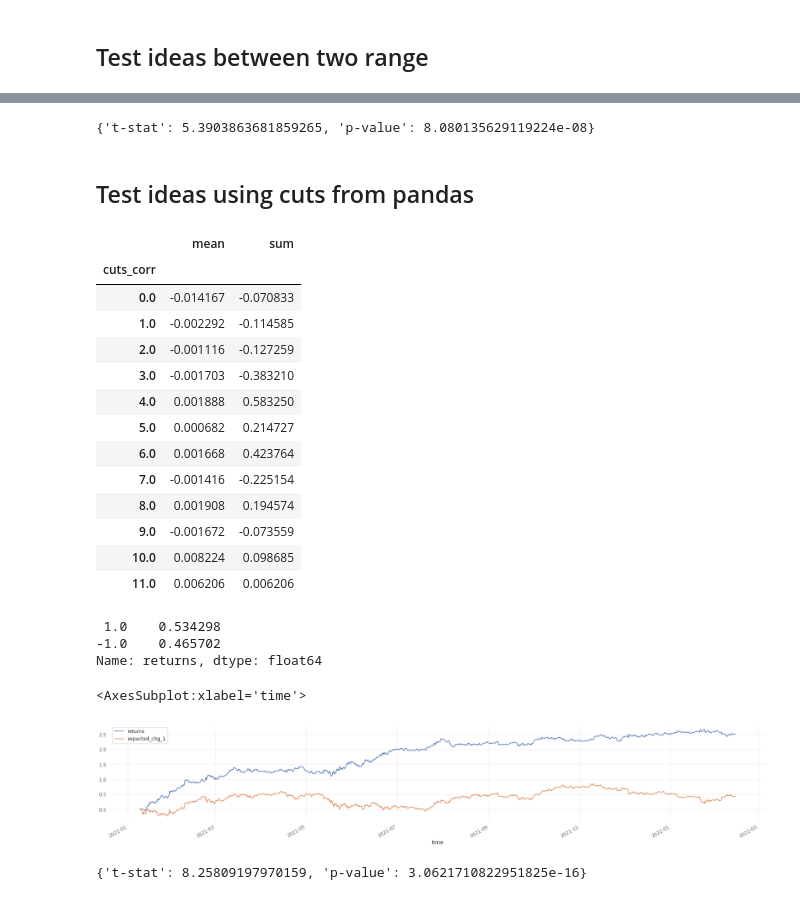
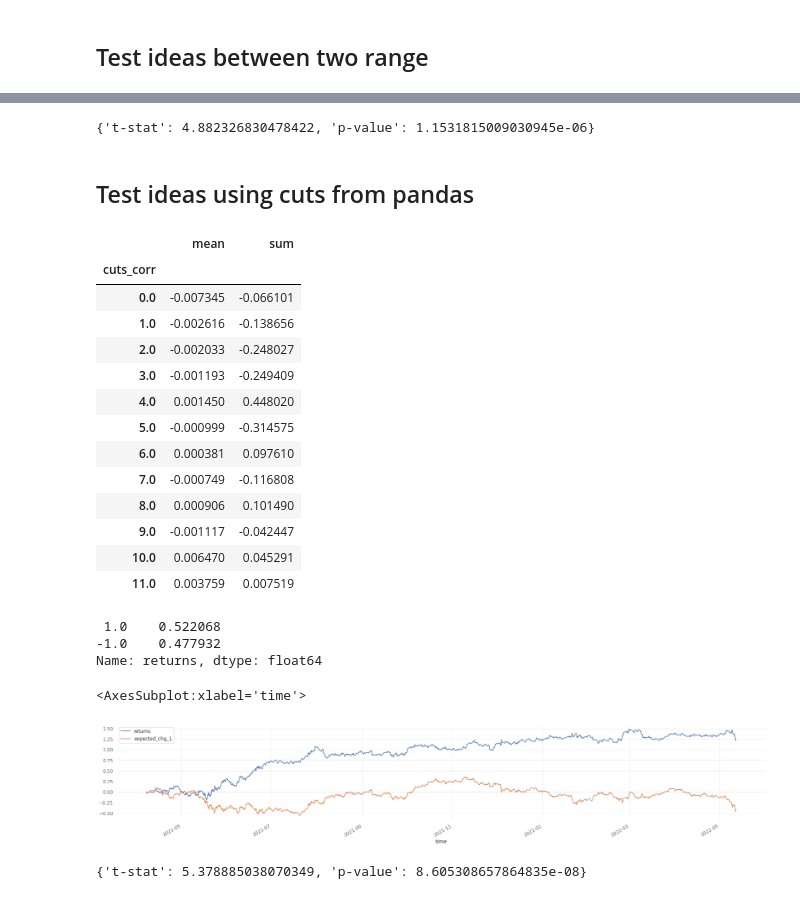
Before and after one commit to sergio12S/youtoube, a Jupyter notebook: correlation_stat.ipynb, the cells around one changed output, grey strips where cells are left out. Saved outputs shown, nothing was run; the diff lists cells and outputs as text; code cells hidden in the pictures.

```diff
--- a/correlation_stat.ipynb
+++ b/correlation_stat.ipynb
@@ -8,7 +8,7 @@ from analyse_candle import create_target_names
 import warnings
 warnings.simplefilter(action='ignore')
 # %%
-data_binance = Dataset().get_data(days=400, ticker='BTCUSDT', ts='6h')
+data_binance = Dataset().get_data(days=30, ticker='BTCUSDT', ts='5m')
 # %%
 data = data_binance.copy()
 data['chg'] = data['close'].pct_change()
@@ -53,0 +54,17 @@ data['returns'].hist(bins=30, figsize=(30, 5))
+# %%
+data['entries'] = np.where(data['signal'] == 1, True, False)
+data['exits'] = np.where(data['signal'].shift(1), True, False)
+data['short_entries'] = np.where(data['signal'] == -1, True, False)
+data['short_exits'] = np.where(data['signal'].shift(1) == -1, True, False)
+
+pf = vbt.Portfolio.from_signals(
+    close=data['close'],
+    entries=data['entries'],
+    exits=data['exits'],
+    short_entries=data['short_entries'],
+    short_exits=data['short_exits'],
+    # fees=0.001,
+)
+
+# pf.plot().show()
+pf.stats()
@@ -67,7 +102,7 @@ def calculate_stat(xs, ys):
 hypotesis_test = calculate_stat(data['returns'], data['expected_chg_1'])
 print(hypotesis_test)
 # %% [output]
-{'t-stat': 5.3903863681859265, 'p-value': 8.080135629119224e-08}
+{'t-stat': 4.882326830478422, 'p-value': 1.1531815009030945e-06}
 # %% [markdown]
 ## Test ideas using cuts from pandas
 # %%
@@ -77,44 +112,44 @@ data\
 # %% [output]
 |  | mean | sum |
 | cuts_corr |  |  |
-| 0.0 | -0.014167 | -0.070833 |
-| 1.0 | -0.002292 | -0.114585 |
-| 2.0 | -0.001116 | -0.127259 |
-| 3.0 | -0.001703 | -0.383210 |
-| 4.0 | 0.001888 | 0.583250 |
-| 5.0 | 0.000682 | 0.214727 |
-| 6.0 | 0.001668 | 0.423764 |
-| 7.0 | -0.001416 | -0.225154 |
-| 8.0 | 0.001908 | 0.194574 |
-| 9.0 | -0.001672 | -0.073559 |
-| 10.0 | 0.008224 | 0.098685 |
-| 11.0 | 0.006206 | 0.006206 |
+| 0.0 | -0.007345 | -0.066101 |
+| 1.0 | -0.002616 | -0.138656 |
+| 2.0 | -0.002033 | -0.248027 |
+| 3.0 | -0.001193 | -0.249409 |
+| 4.0 | 0.001450 | 0.448020 |
+| 5.0 | -0.000999 | -0.314575 |
+| 6.0 | 0.000381 | 0.097610 |
+| 7.0 | -0.000749 | -0.116808 |
+| 8.0 | 0.000906 | 0.101490 |
+| 9.0 | -0.001117 | -0.042447 |
+| 10.0 | 0.006470 | 0.045291 |
+| 11.0 | 0.003759 | 0.007519 |
 # %%
 data['signal'] = 0
 data['signal'] = np.where(
-    data['cuts_corr'].isin([4, 5, 6, 8, 10]),
+    data['cuts_corr'].isin([4, 10, 11]),
     1,
     data['signal']
 )
 data['signal'] = np.where(
     data['cuts_corr'].isin([0, 1, 2, 3, 7, 9]),
     -1,
     data['signal']
 )
 data['returns'] = data['expected_chg_1'] * data['signal']
 print(np.sign(data[data['returns'] != 0]['returns']).value_counts(True))
 data[['returns', 'expected_chg_1']].cumsum().plot(figsize=(30, 5))
 # %% [output]
- 1.0    0.534298
--1.0    0.465702
+ 1.0    0.522068
+-1.0    0.477932
 Name: returns, dtype: float64
 <AxesSubplot:xlabel='time'>
-[figure, old version]
+[figure, new version]
 # %%
 hypotesis_test = calculate_stat(data['returns'], data['expected_chg_1'])
 print(hypotesis_test)
 # %% [output]
-{'t-stat': 8.25809197970159, 'p-value': 3.0621710822951825e-16}
+{'t-stat': 5.378885038070349, 'p-value': 8.605308657864835e-08}
 # %%
 data['entries'] = np.where(data['signal'] == 1, True, False)
 data['exits'] = np.where(data['signal'].shift(1), True, False)
```
Also changed, not shown: parts of 7 cells of this notebook, 24 other files.
